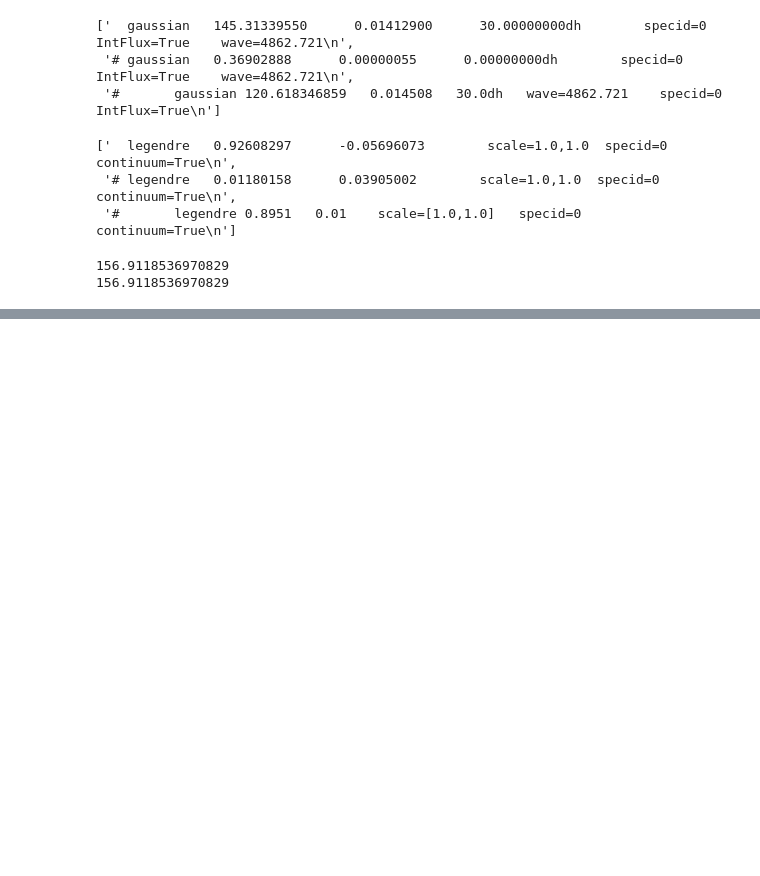
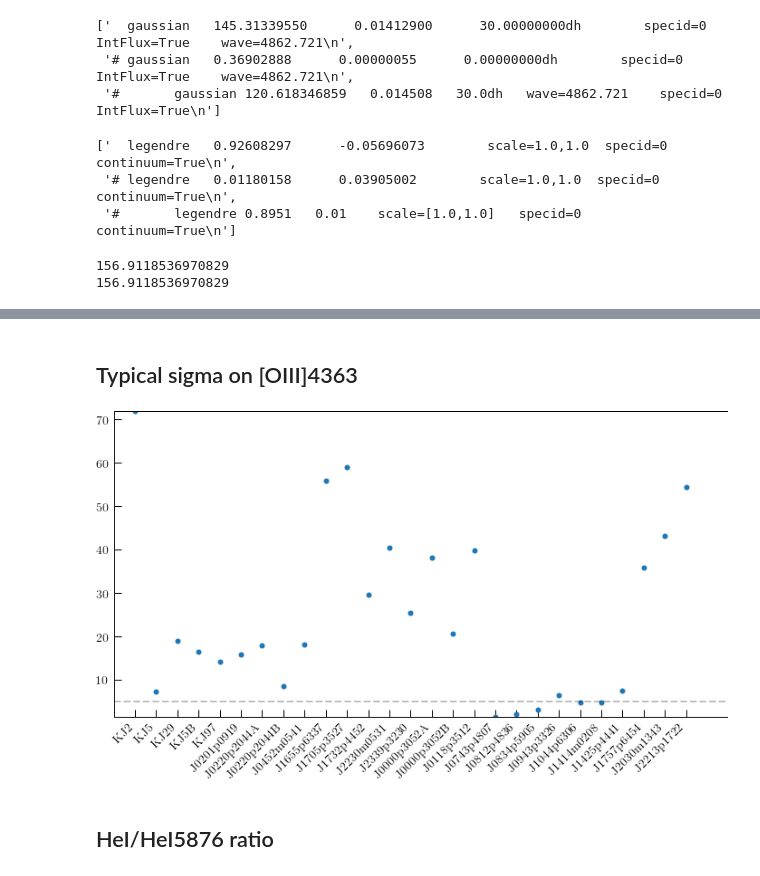
Before and after one commit to tiffanyhsyu/Yp, a Jupyter notebook: LRIS_to_MCMC.ipynb, the cells around one changed output, grey strips where cells are left out. Drawn from its saved outputs; the diff is of its cells as text; code cells hidden in the pictures; blank space fills up the shorter version.

```diff
--- a/LRIS_to_MCMC.ipynb
+++ b/LRIS_to_MCMC.ipynb
@@ -301,0 +340,2 @@ print (145.31339550/0.92608297 )
+# %%
+everything_table = Table.read('/Users/thsyu/Dropbox/BCDs/papers/kast_survey/everything_table', format='ascii', delimiter=' ')
@@ -301,0 +351,17 @@ print (145.31339550/0.92608297 )
+# %%
+keck = np.where(everything_table['Observations'] == 'Keck+LRIS')[0]
+# %% [markdown]
+## Typical sigma on [OIII]4363
+# %%
+OIII4363_cut = np.where(everything_table[keck]['[OIII]4363']/everything_table[keck]['[OIII]4363 error'] < 100)[0]
+# %%
+plt.subplots(figsize=(10, 6))
+plt.plot(np.arange(27), everything_table[keck[OIII4363_cut]]['[OIII]4363']/everything_table[keck[OIII4363_cut]]['[OIII]4363 error'], 'o')
+plt.axhline(5, ls='--', alpha=0.25)
+plt.xticks(np.arange(27), everything_table[keck[OIII4363_cut]]['Target Name'], rotation=45, ha='right')
+plt.xlim(-1, 28)
+plt.show()
+# %% [output]
+[figure, added]
+# %% [markdown]
+## HeI/HeI5876 ratio
```
Also changed, not shown: parts of 13 cells of this notebook, 1 other file.
